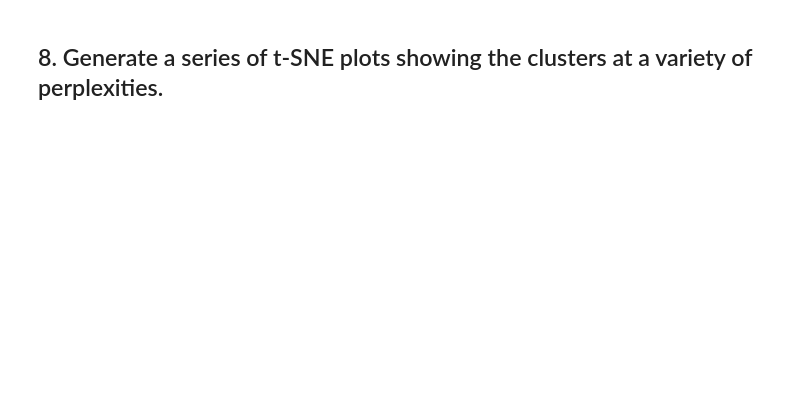
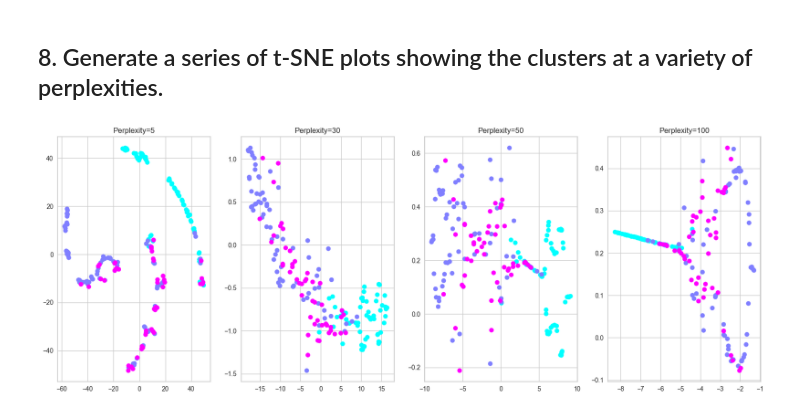
Before and after one commit to Ironhack-Data-Madrid-Octubre-2023/7.4-lab_unsupervised_learning_evaluation, a Jupyter notebook: your-code/main.ipynb, the cells around one changed output. Cells and saved outputs as stored; diff of their text form; code cells hidden in the pictures; blank space fills up the shorter version.

```diff
--- a/your-code/main.ipynb
+++ b/your-code/main.ipynb
@@ -152,0 +172,15 @@ KeyboardInterrupt:
+# %%
+fig, ax = plt.subplots(1, 4, figsize=(20, 7))
+
+for i,p in enumerate([5, 30, 50, 100]):
+
+    tsne=TSNE(perplexity=p)
+
+    x_emb=tsne.fit_transform(X)
+
+    ax[i].scatter(x_emb[:,0], x_emb[:,1], c=y, cmap = 'cool')
+    ax[i].set_title('Perplexity={}'.format(p))
+
+plt.show();
+# %% [output]
+[figure, added]
```
Also changed, not shown: parts of 15 cells of this notebook.
